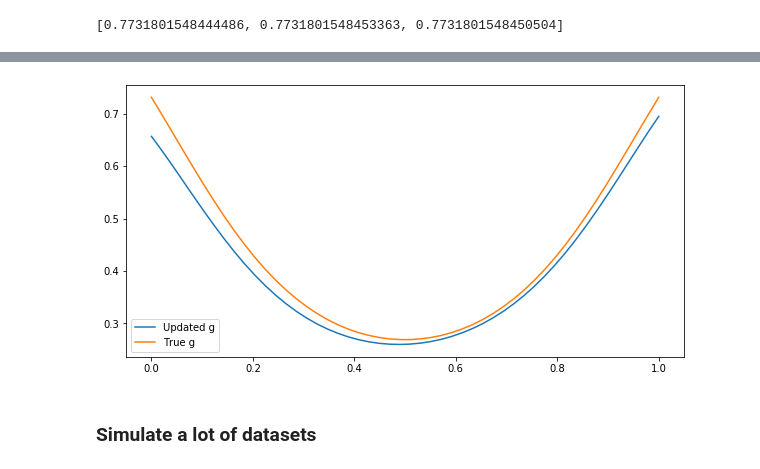
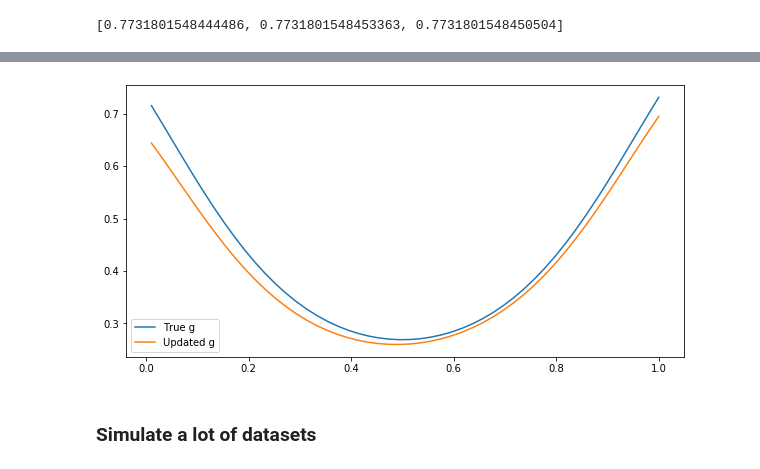
Before and after one commit to AlexanderChristgau/Semiparametric-inference, a Jupyter notebook: TMLE2.ipynb, the cells around one changed output, grey strips where cells are left out. Saved outputs shown, nothing was run; the diff lists cells and outputs as text; code cells hidden in the pictures.

```diff
--- a/TMLE2.ipynb
+++ b/TMLE2.ipynb
@@ -191,10 +187,11 @@ plt.show()
-# %%
-plt.plot(np.linspace(0,1),g1(np.linspace(0,1)),label = "Updated g")
-plt.plot(np.linspace(0,1),g0(np.linspace(0,1)),label = "True g")
-plt.legend()
-plt.show()
-# %% [output]
-[figure, removed]
+# %%
+plt.plot(t,g0(t),label = "True g")
+plt.plot(t,g1(t),label = "Updated g")
+plt.legend()
+plt.savefig("g-functions.pdf")
+plt.show()
+# %% [output]
+[figure, added]
 # %% [markdown]
 ### Simulate a lot of datasets
 # %%
```
Also changed, not shown: parts of 6 cells of this notebook, 1 other file.
